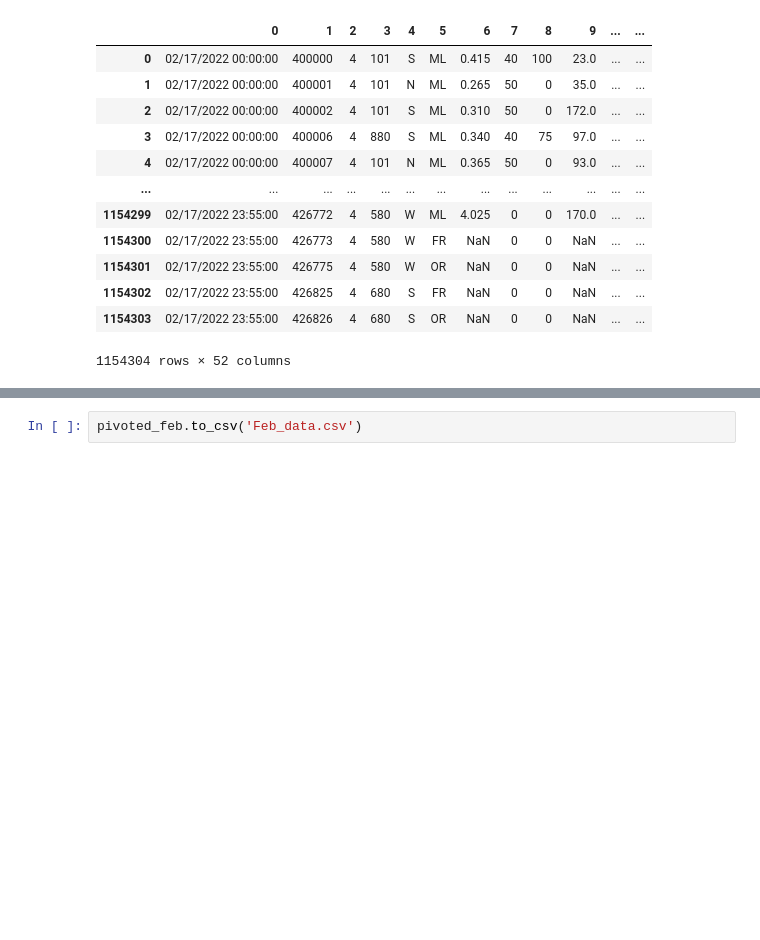
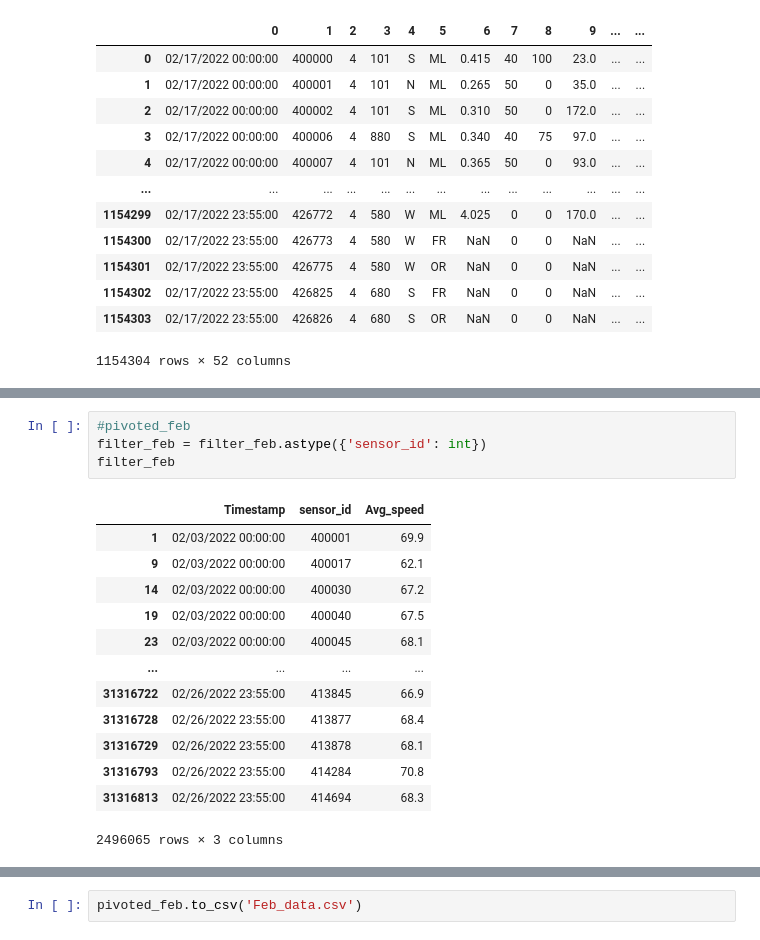
Before and after one commit to ClimbWorm/CS512-22fall, a Jupyter notebook: Dataset/Dataset.ipynb, the cells around one changed output, grey strips where cells are left out. Saved outputs shown, nothing was run; the diff lists cells and outputs as text; blank space fills up the shorter version.

```diff
--- a/Dataset/Dataset.ipynb
+++ b/Dataset/Dataset.ipynb
@@ -300,0 +286,18 @@ pivoted_feb = filter_feb.pivot(index = 'Timestamp', columns = 'sensor_id', value
+# %%
+#pivoted_feb
+filter_feb = filter_feb.astype({'sensor_id': int})
+filter_feb
+# %% [output]
+|  | Timestamp | sensor_id | Avg_speed |
+| 1 | 02/03/2022 00:00:00 | 400001 | 69.9 |
+| 9 | 02/03/2022 00:00:00 | 400017 | 62.1 |
+| 14 | 02/03/2022 00:00:00 | 400030 | 67.2 |
+| 19 | 02/03/2022 00:00:00 | 400040 | 67.5 |
+| 23 | 02/03/2022 00:00:00 | 400045 | 68.1 |
+| ... | ... | ... | ... |
+| 31316722 | 02/26/2022 23:55:00 | 413845 | 66.9 |
+| 31316728 | 02/26/2022 23:55:00 | 413877 | 68.4 |
+| 31316729 | 02/26/2022 23:55:00 | 413878 | 68.1 |
+| 31316793 | 02/26/2022 23:55:00 | 414284 | 70.8 |
+| 31316813 | 02/26/2022 23:55:00 | 414694 | 68.3 |
+2496065 rows × 3 columns
```
Also changed, not shown: parts of 8 cells of this notebook, 1 other file.
